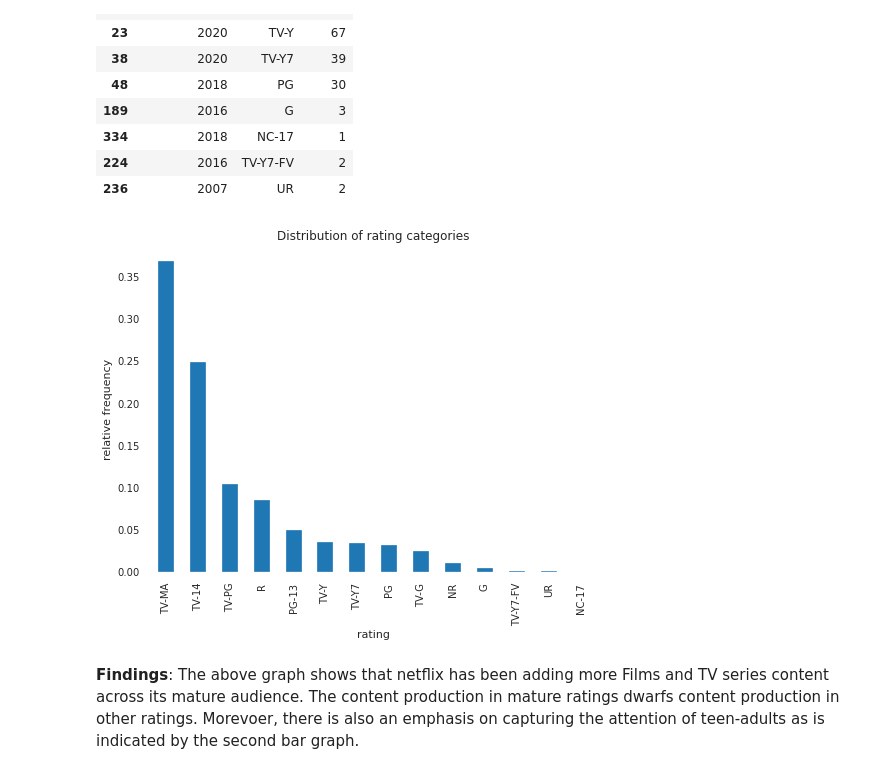
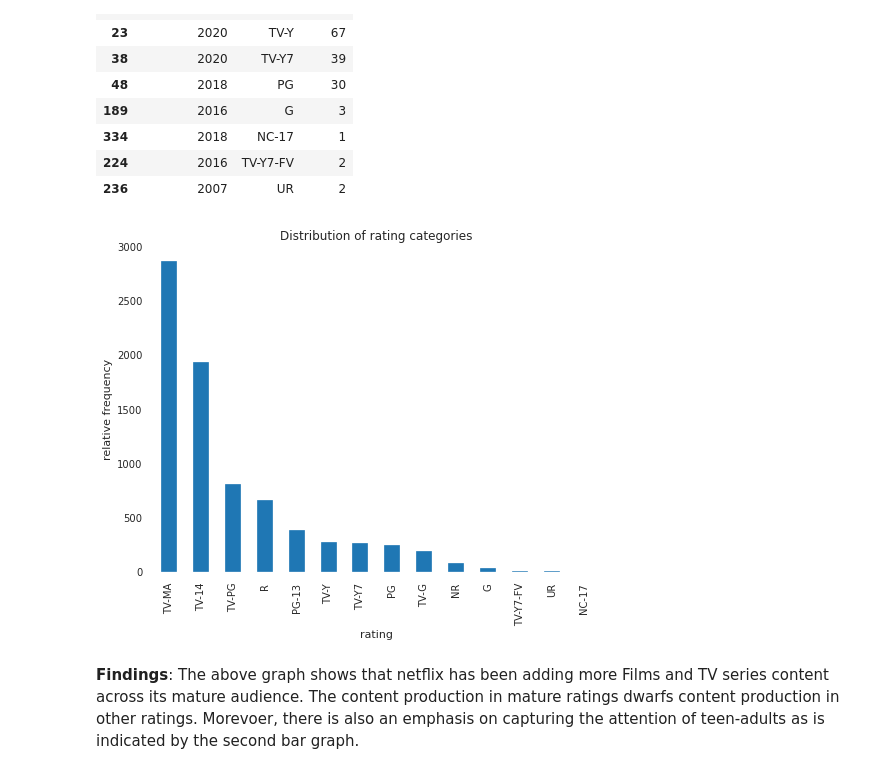
Before and after one commit to mikeh160/Netflix-Exploratory-Analysis, a Jupyter notebook: netflix-exploratory-analysis.ipynb, the cells around one changed output. Drawn from its saved outputs; the diff is of its cells as text; code cells hidden in the pictures.

```diff
--- a/netflix-exploratory-analysis.ipynb
+++ b/netflix-exploratory-analysis.ipynb
@@ -33,7 +35,7 @@ from pandas_profiling import ProfileReport
 # %%
 '''Importing the dataset and creating a Dataframe using Pandas Package'''
 
-df = pd.read_csv("/kaggle/input/netflix-shows/netflix_titles.csv")
+df_original = pd.read_csv('../input/netflix-shows/netflix_titles.csv')
 # %% [markdown]
 ## Data Understanding
 # %%
@@ -91,7 +93,7 @@ dtype: int64
 # %% [markdown]
 ###### Creating another copy of the dataset in Case We need access to unmodified data
 # %%
-df1 = df
+df1 = df_original
 # %% [markdown]
 ## Cleansing the Data & Data Wrangling
 # %%
@@ -227,13 +232,13 @@ rating
 | 236 | 2007 | UR | 2 |
 # %%
 plt.figure(figsize=(8,6))
-df1['rating'].value_counts(normalize=True).plot.bar()
+df1['rating'].value_counts().plot.bar()
 plt.title('Distribution of rating categories')
 plt.xlabel('rating')
 plt.ylabel('relative frequency')
 plt.show()
 # %% [output]
-[figure, old version]
+[figure, new version]
 # %% [markdown]
 **Findings**: The above graph shows that netflix has been adding more Films and TV series content across its mature audience. The content production in mature ratings dwarfs content production in other ratings. Morevoer, there is also an emphasis on capturing the attention of teen-adults as is indicated by the second bar graph.
 # %%
```
Also changed, not shown: parts of 23 cells of this notebook.
